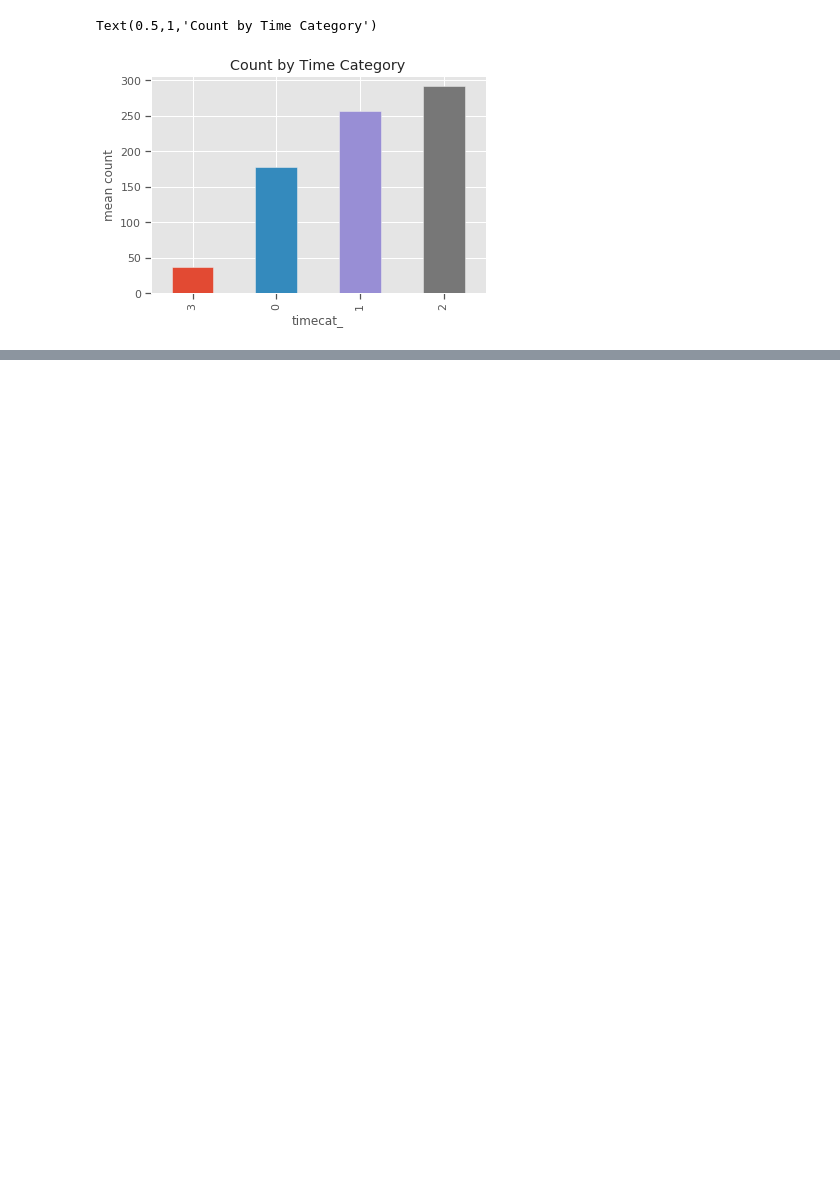
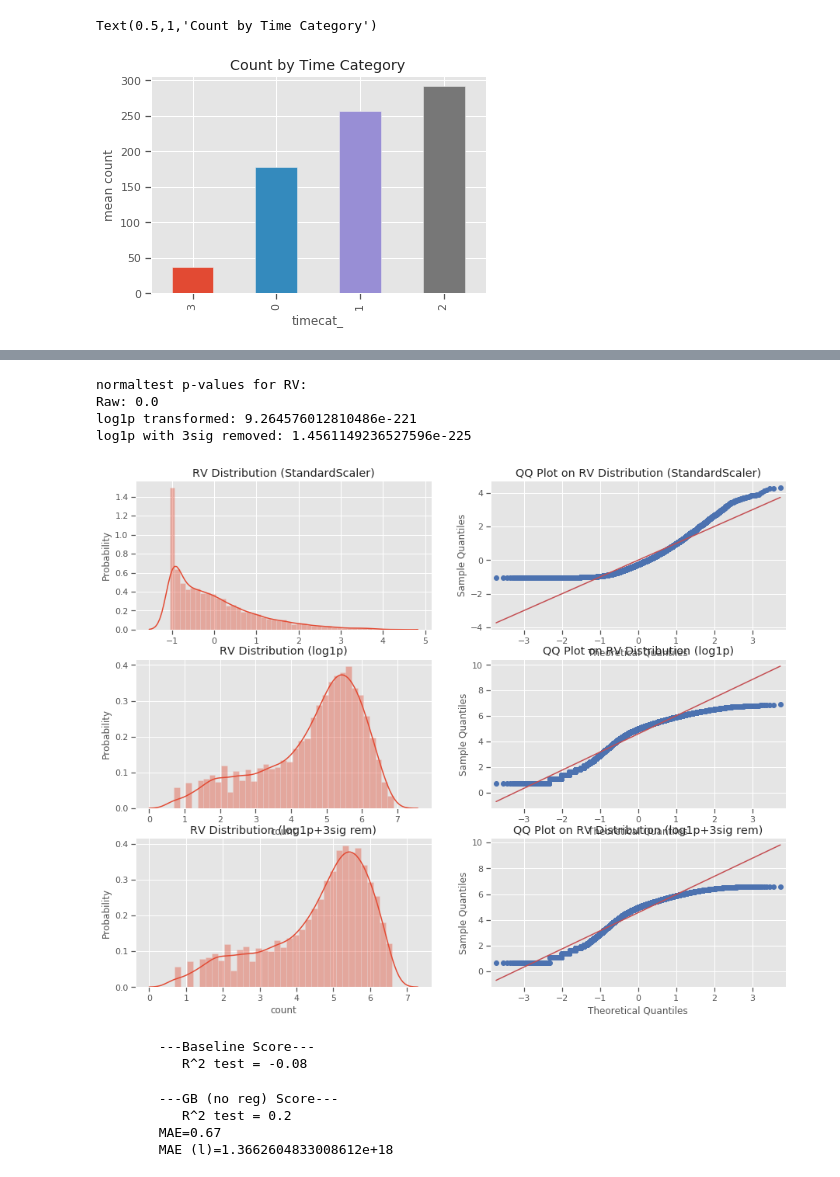
Before and after one commit to erv4gen/Bike-sharing-demand, a Jupyter notebook: Bike-sharing-demand.ipynb, the cells around one changed output, grey strips where cells are left out. Cells and saved outputs as stored; diff of their text form; code cells hidden in the pictures; blank space fills up the shorter version.

```diff
--- a/Bike-sharing-demand.ipynb
+++ b/Bike-sharing-demand.ipynb
@@ -235,5 +261,10 @@ plt.title('Count by Time Category')
 # %% [output]
 Text(0.5,1,'Count by Time Category')
 [figure]
-# %%
-traindf['humidity_temp_'] = traindf.humidity * traindf.temp * -1
+# %%
+traindf['humidity_temp_'] = (1/traindf.humidity) * traindf.temp**2
+
+traindf['temp_'] = traindf['temp'].astype(int)
+traindf['atemp_'] = traindf['atemp'].astype(int)
+
+traindf = traindf.replace([np.inf, -np.inf], 1e6)
@@ -239,0 +330,31 @@ traindf['humidity_temp_'] = traindf.humidity * traindf.temp * -1
+# %%
+fig,axs = plt.subplots(3,2)
+fig.set_size_inches(15,12)
+sns.distplot(y,ax=axs[0][0])
+sm.qqplot(y,ax=axs[0][1],line='s')
+axs[0][0].set(title='RV Distribution (StandardScaler)',ylabel='Probability')
+axs[0][1].set(title='QQ Plot on RV Distribution (StandardScaler)')
+
+
+sns.distplot(np.log1p(traindf['count']),ax=axs[1][0])
+sm.qqplot(np.log1p(traindf['count']),ax=axs[1][1],line='s')
+axs[1][0].set(title='RV Distribution (log1p)',ylabel='Probability')
+axs[1][1].set(title='QQ Plot on RV Distribution (log1p)')
+
+
+sns.distplot(y_l,ax=axs[2][0])
+sm.qqplot(y_l,ax=axs[2][1],line='s')
+axs[2][0].set(title='RV Distribution (log1p+3sig rem)',ylabel='Probability')
+axs[2][1].set(title='QQ Plot on RV Distribution (log1p+3sig rem)')
+
+#scipy.stats.normaltest(traindf['count'])
+print('normaltest p-values for RV:\nRaw:'
+      ,scipy.stats.normaltest(y).pvalue
+      ,'\nlog1p transformed:',scipy.stats.normaltest(np.log1p(traindf['count'])).pvalue
+     ,'\nlog1p with 3sig removed:',scipy.stats.normaltest(y_l).pvalue)
+# %% [output]
+normaltest p-values for RV:
+Raw: 0.0
+log1p transformed: 9.264576012810486e-221
+log1p with 3sig removed: 1.4561149236527596e-225
+[figure, added]
@@ -239,0 +372,30 @@ traindf['humidity_temp_'] = traindf.humidity * traindf.temp * -1
+# %%
+#define a baseline model
+
+
+baseline_est = DummyRegressor(strategy='median')
+baseline_est.fit(X_train_l,y_train_l)
+print("\t---Baseline Score---\n\t   R^2 test = "+str(round(baseline_est.score(X_test_l,y_test_l),2)))
+# %% [output]
+        ---Baseline Score---
+           R^2 test = -0.08
+# %%
+
+reg_optimizer = SGDRegressor(penalty=None)
+reg_optimizer_l =  SGDRegressor(penalty=None)
+
+reg_optimizer.fit(X_train,y_train)
+reg_optimizer_l.fit(X_train_l,y_train_l)
+
+y_pred = reg_optimizer.predict(X_test)
+y_pred_l = reg_optimizer_l.predict(X_test_l)
+
+print("\t---GB (no reg) Score---\n\t   R^2 test = "+str(round(reg_optimizer.score(X_test,y_test),1))+
+      '\n\tMAE='+str(round(mean_absolute_error(y_test,y_pred),2))
+      +'\n\tMAE (l)='+str(round(mean_absolute_error(y_test_l,y_pred_l),2))
+     )
+# %% [output]
+        ---GB (no reg) Score---
+           R^2 test = 0.2
+        MAE=0.67
+        MAE (l)=1.3662604833008612e+18
```
Also changed, not shown: parts of 12 cells of this notebook.
